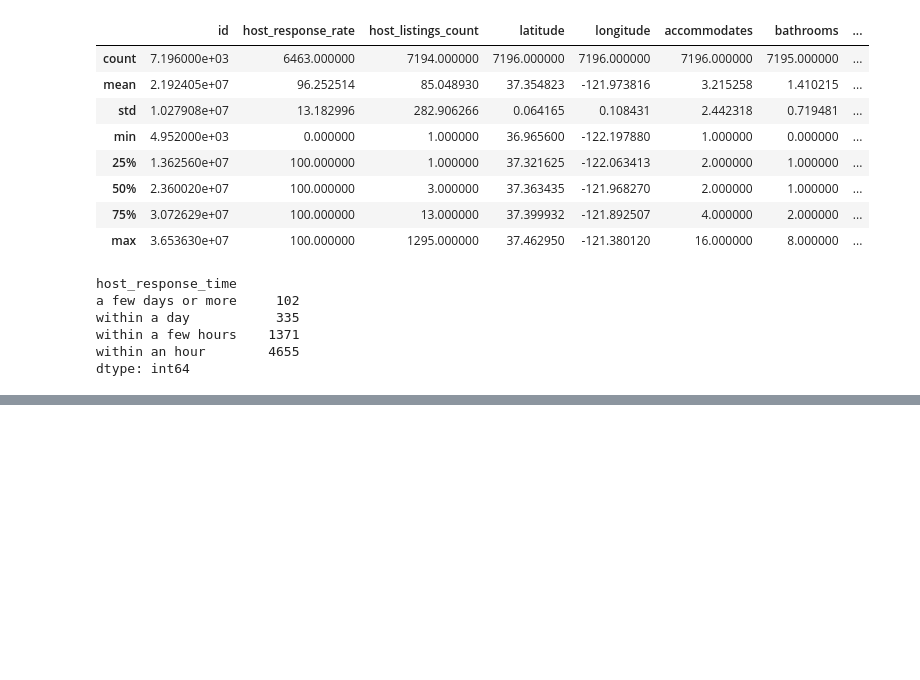
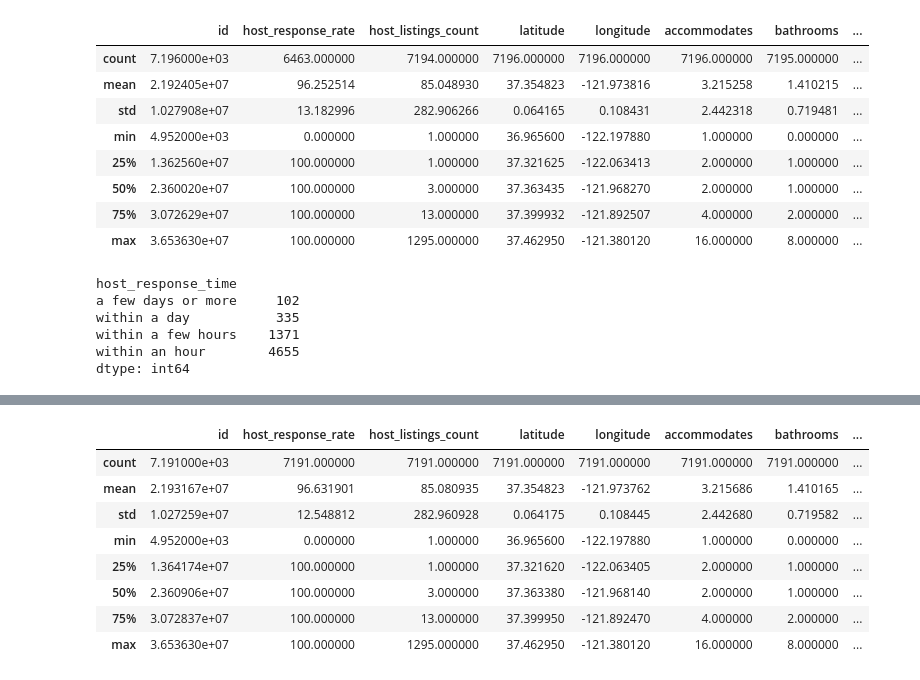
Before and after one commit to Armclimber/Projects, a Jupyter notebook: Capstone1/Data Wrangling.ipynb, the cells around one changed output, grey strips where cells are left out. Saved outputs shown, nothing was run; the diff lists cells and outputs as text; code cells hidden in the pictures; blank space fills up the shorter version.

```diff
--- a/Capstone1/Data Wrangling.ipynb
+++ b/Capstone1/Data Wrangling.ipynb
@@ -312,7 +312,12 @@ airbnb.loc[airbnb['host_listings_count'] == 0,'host_listings_count'] = 1
 #Some listings show 0 beds, but their pictures and texts clearly show beds, will change them to be the same as #of bedrooms and
 #at least =1
 airbnb.loc[airbnb['beds'] == 0,'beds'] = airbnb.loc[airbnb['beds'] == 0,'bedrooms']
+airbnb.loc[airbnb['beds'].isnull(),'beds'] = airbnb.loc[airbnb['beds'].isnull(),'bedrooms']
 airbnb.loc[airbnb['beds'] == 0,'beds'] = 1
+
+#Calculate the number of days since the first/last review
+airbnb['first_review_days'] = (pd.to_datetime(airbnb['last_scraped']) - pd.to_datetime(airbnb['first_review']))/np.timedelta64(1,'D')
+airbnb['last_review_days'] = (pd.to_datetime(airbnb['last_scraped']) - pd.to_datetime(airbnb['last_review']))/np.timedelta64(1,'D')
 
 #Amenities is str type, convert it dummies of amenities
 #Remove amenities that are not relevant
@@ -341,7 +346,8 @@ airbnb = airbnb.drop(columns = ['amenities', 'amenities_list', 'toilet', '24-hou
                                'window_guards', 'translation_missing:_en.hosting_amenity_49',
                                'translation_missing:_en.hosting_amenity_50', 'doorman', 'elevator', 'hangers', 'keypad',
                                'kitchenette', 'lockbox', 'mudroom', 'other', 'cable_tv',
-                               'gas_oven', 'paid_parking_off_premises', 'paid_parking_on_premises'])
+                               'gas_oven', 'paid_parking_off_premises', 'paid_parking_on_premises',
+                               'first_review', 'last_review'])
 
 #Create a new feature that counts the number of essential amenities
 airbnb['num_amenities'] = airbnb.loc[:,'air_conditioning':'wifi'].sum(axis=1)
@@ -357,9 +363,6 @@ airbnb['extra_people'] = airbnb['extra_people'].replace('[\$,]', '', regex=True)
 #Same for host response rate
 airbnb['host_response_rate'] = airbnb['host_response_rate'].replace('[\%,]', '', regex=True).astype(float)
 
-#Calculate the number of days since the first/last review
-airbnb['first_review_days'] = (pd.to_datetime(airbnb['last_scraped']) - pd.to_datetime(airbnb['first_review']))/np.timedelta64(1,'D')
-airbnb['last_review_days'] = (pd.to_datetime(airbnb['last_scraped']) - pd.to_datetime(airbnb['last_review']))/np.timedelta64(1,'D')
 
 airbnb.head(5)
 #len(list(airbnb.columns)) #166 amenities
@@ -444,0 +482,12 @@ Name: zipcode, Length: 7196, dtype: object
+# %%
+airbnb.describe()
+# %% [output]
+|  | id | host_response_rate | host_listings_count | latitude | longitude | accommodates | bathrooms | ... |
+| count | 7.191000e+03 | 7191.000000 | 7191.000000 | 7191.000000 | 7191.000000 | 7191.000000 | 7191.000000 | ... |
+| mean | 2.193167e+07 | 96.631901 | 85.080935 | 37.354823 | -121.973762 | 3.215686 | 1.410165 | ... |
+| std | 1.027259e+07 | 12.548812 | 282.960928 | 0.064175 | 0.108445 | 2.442680 | 0.719582 | ... |
+| min | 4.952000e+03 | 0.000000 | 1.000000 | 36.965600 | -122.197880 | 1.000000 | 0.000000 | ... |
+| 25% | 1.364174e+07 | 100.000000 | 1.000000 | 37.321620 | -122.063405 | 2.000000 | 1.000000 | ... |
+| 50% | 2.360906e+07 | 100.000000 | 3.000000 | 37.363380 | -121.968140 | 2.000000 | 1.000000 | ... |
+| 75% | 3.072837e+07 | 100.000000 | 13.000000 | 37.399950 | -121.892470 | 4.000000 | 2.000000 | ... |
+| max | 3.653630e+07 | 100.000000 | 1295.000000 | 37.462950 | -121.380120 | 16.000000 | 8.000000 | ... |
```
Also changed, not shown: parts of 6 cells of this notebook.
